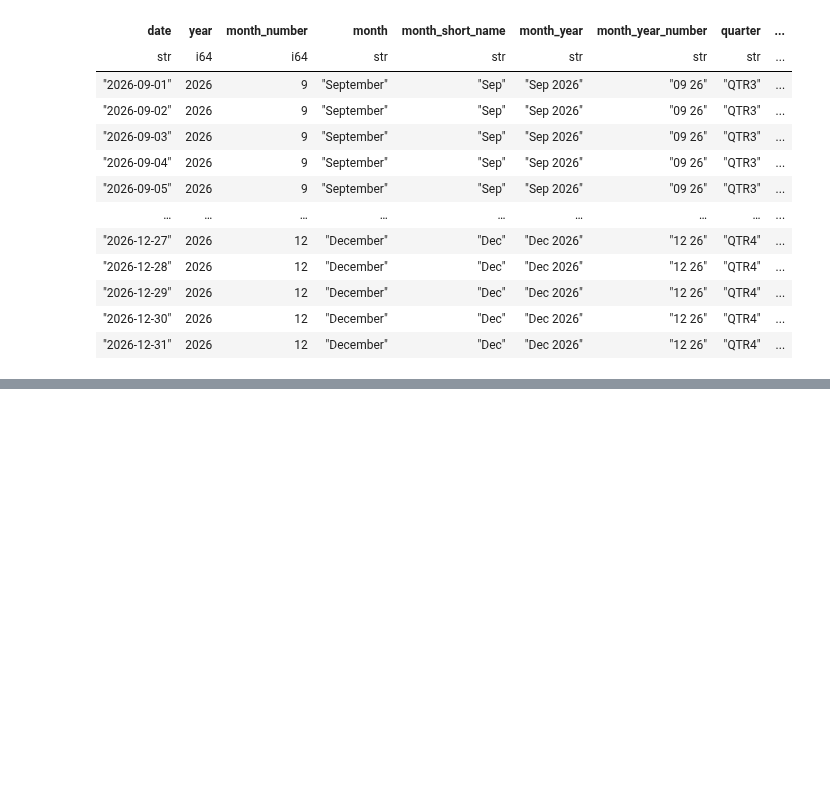
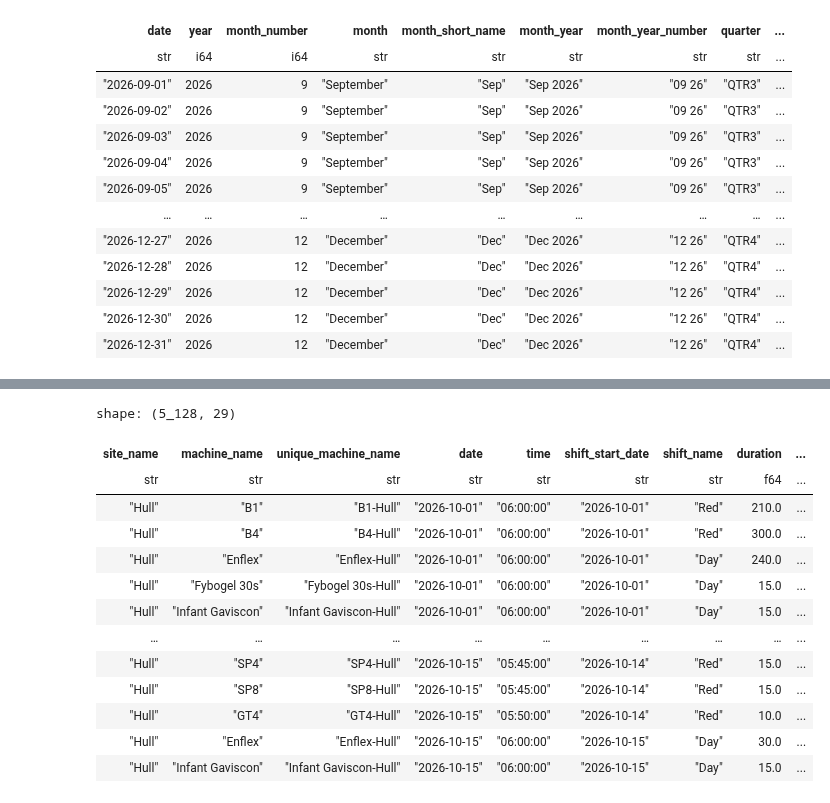
Before and after one commit to AbiyyuMufti/SIH-IBMX-R, a Jupyter notebook: parquet/extractdata.ipynb, the cells around one changed output, grey strips where cells are left out. Saved outputs shown, nothing was run; the diff lists cells and outputs as text; code cells hidden in the pictures; blank space fills up the shorter version.

```diff
--- a/parquet/extractdata.ipynb
+++ b/parquet/extractdata.ipynb
@@ -55,0 +76,17 @@ shape: (122, 11)
+# %%
+request_parquet("data/ten=reckitt/eu_report/pbi_report/report/pbi_daily_losses/site=Hull/pbi_daily_losses_2026-10.parquet", token)
+# %% [output]
+shape: (5_128, 29)
+| site_name | machine_name | unique_machine_name | date | time | shift_start_date | shift_name | duration | ... |
+| str | str | str | str | str | str | str | f64 | ... |
+| "Hull" | "B1" | "B1-Hull" | "2026-10-01" | "06:00:00" | "2026-10-01" | "Red" | 210.0 | ... |
+| "Hull" | "B4" | "B4-Hull" | "2026-10-01" | "06:00:00" | "2026-10-01" | "Red" | 300.0 | ... |
+| "Hull" | "Enflex" | "Enflex-Hull" | "2026-10-01" | "06:00:00" | "2026-10-01" | "Day" | 240.0 | ... |
+| "Hull" | "Fybogel 30s" | "Fybogel 30s-Hull" | "2026-10-01" | "06:00:00" | "2026-10-01" | "Day" | 15.0 | ... |
+| "Hull" | "Infant Gaviscon" | "Infant Gaviscon-Hull" | "2026-10-01" | "06:00:00" | "2026-10-01" | "Day" | 15.0 | ... |
+| … | … | … | … | … | … | … | … | ... |
+| "Hull" | "SP4" | "SP4-Hull" | "2026-10-15" | "05:45:00" | "2026-10-14" | "Red" | 15.0 | ... |
+| "Hull" | "SP8" | "SP8-Hull" | "2026-10-15" | "05:45:00" | "2026-10-14" | "Red" | 15.0 | ... |
+| "Hull" | "GT4" | "GT4-Hull" | "2026-10-15" | "05:50:00" | "2026-10-14" | "Red" | 10.0 | ... |
+| "Hull" | "Enflex" | "Enflex-Hull" | "2026-10-15" | "06:00:00" | "2026-10-15" | "Day" | 30.0 | ... |
+| "Hull" | "Infant Gaviscon" | "Infant Gaviscon-Hull" | "2026-10-15" | "06:00:00" | "2026-10-15" | "Day" | 15.0 | ... |
```
Also changed, not shown: parts of 14 cells of this notebook, 1 other file.
